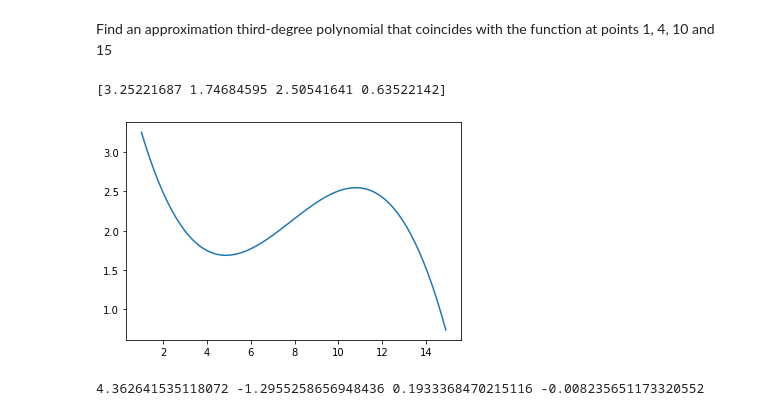
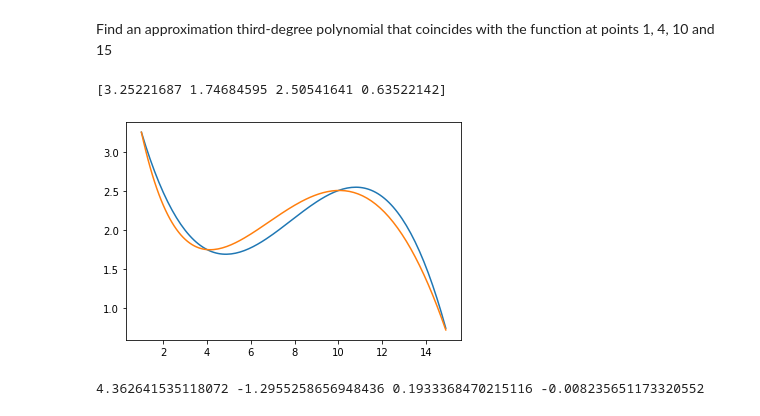
Before and after one commit to TayaPenskaya/ML-DA, a Jupyter notebook: Math&Python/Approximation of function/approximation.ipynb, the cells around one changed output. Cells and saved outputs as stored; diff of their text form; code cells hidden in the pictures.

Commit message:
Added comparison between given function and approximation polynomial.

```diff
--- a/Math&Python/Approximation of function/approximation.ipynb
+++ b/Math&Python/Approximation of function/approximation.ipynb
@@ -88,11 +88,11 @@ plt.show()
 Find an approximation third-degree polynomial that coincides with the function at points 1, 4, 10 and 15
 # %%
 coeffs3 = get_coeffs([1, 4, 10, 15])
-plt.plot(x, polynom(x, coeffs3))
+plt.plot(x, polynom(x, coeffs3), x, f(x))
 plt.show()
 # %% [output]
 [3.25221687 1.74684595 2.50541641 0.63522142]
-[figure, old version]
+[figure, new version]
 # %%
 out = open('submission-2.txt', 'w')
 out.write(" ".join(map(str, coeffs3)))
```
